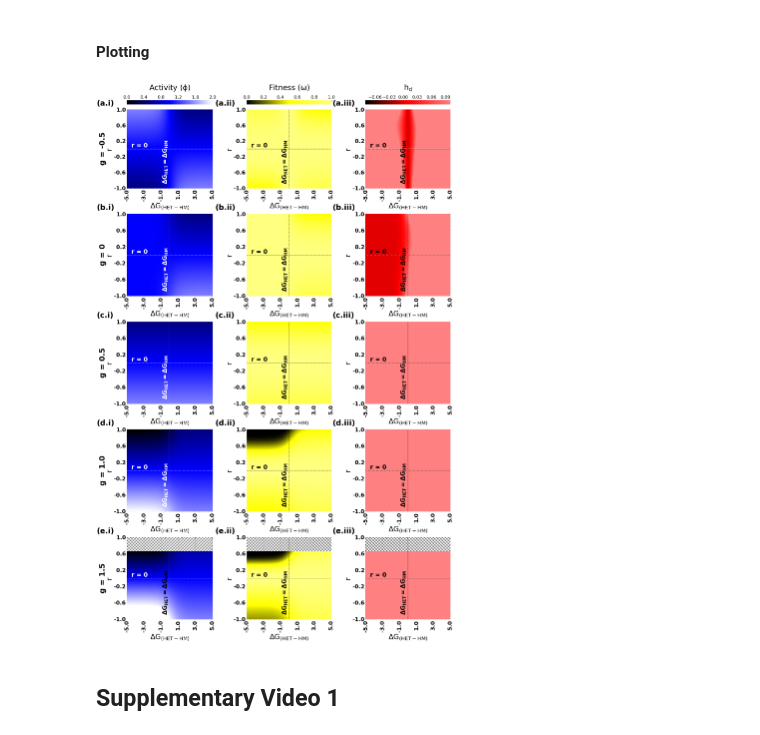
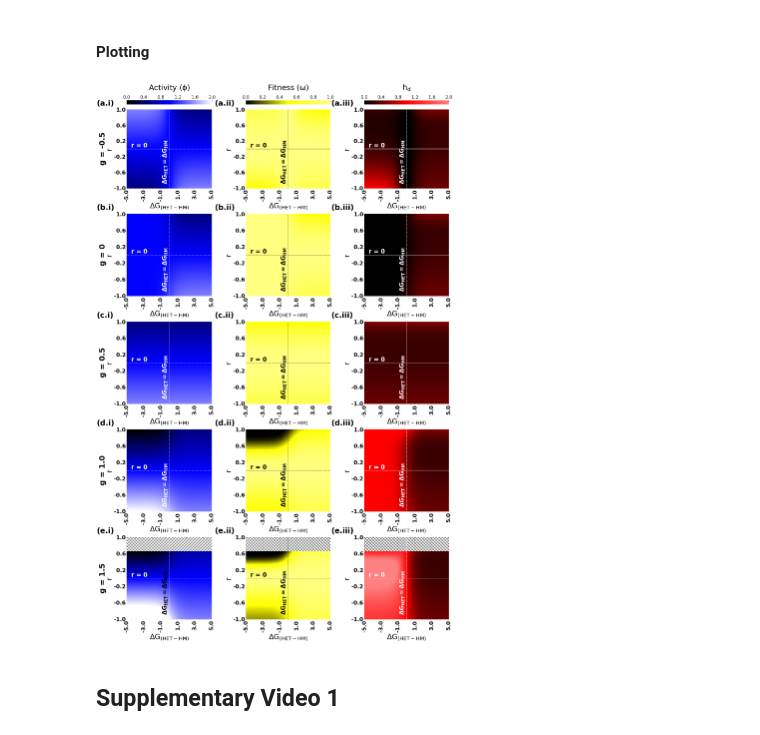
Before and after one commit to Landrylab/Dominance_model_2025, a Jupyter notebook: Scripts/Dominance_model_figures.ipynb, the cells around one changed output. Saved outputs shown, nothing was run; the diff lists cells and outputs as text; code cells hidden in the pictures.

```diff
--- a/Scripts/Dominance_model_figures.ipynb
+++ b/Scripts/Dominance_model_figures.ipynb
@@ -1129,7 +1123,7 @@ See the caveats in the documentation: https://pandas.pydata.org/pandas-docs/stab
 # %%
 ## Initialize layout
 fig, axs = plt.subplots(2, 3)
-fig.set_figwidth(25)
+fig.set_figwidth(29)
 fig.set_figheight(12.5)
 
 fig.subplots_adjust(right = 1.5, top = 1.5)
@@ -1137,14 +1131,6 @@ fig.subplots_adjust(right = 1.5, top = 1.5)
 ax_title_size = 22
 ax_tick_size = 18
 panel_label_size = 30
-
-# Add labels A-F
-axs[0, 0].set_title('(a)', loc="left", fontsize=panel_label_size, fontweight='bold')
-axs[0, 1].set_title('(b)', loc="left", fontsize=panel_label_size, fontweight='bold')
-axs[0, 2].set_title('(c)', loc="left", fontsize=panel_label_size, fontweight='bold')
-axs[1, 0].set_title('(d)', loc="left", fontsize=panel_label_size, fontweight='bold')
-axs[1, 1].set_title('(e)', loc="left", fontsize=panel_label_size, fontweight='bold')
-axs[1, 2].set_title('(f)', loc="left", fontsize=panel_label_size, fontweight='bold')
 
 plt.rcParams['axes.titlepad'] = -20
 
@@ -1160,6 +1146,8 @@ axs[0, 0].set_xticklabels(axs[0,0].get_xticks(), size=ax_tick_size, weight='bold
 
 axs[0, 0].axhline(y=0,xmin=-1,xmax=1,linewidth=3,zorder=0)
 axs[0, 0].axvline(x=0,ymin=-1,ymax=1,linewidth=3,zorder=0)
+axs[0, 0].annotate(f"(a)", xy=(-0.19, 0.98),
+                    xycoords="axes fraction", fontsize=30, fontweight='bold')
 
 #### Panel B ####
 
@@ -1175,6 +1163,8 @@ axs[0, 1].set_yticklabels(axs[0,1].get_yticks(), size=ax_tick_size, weight='bold
 axs[0, 1].set_xticklabels(axs[0,1].get_xticks(), size=ax_tick_size, weight='bold')
 
 axs[0, 1].legend(['Fitness function 1', 'Fitness function 2', 'Fitness function 3'], fontsize = ax_tick_size)
+axs[0, 1].annotate(f"(b)", xy=(-0.19, 0.98),
+                    xycoords="axes fraction", fontsize=30, fontweight='bold')
 
 #### Panel C ####
 
@@ -1200,8 +1190,12 @@ axs[0, 2].set_ylabel('Value', fontsize = ax_title_size)
 axs[0, 2].set_yticklabels(axs[0,2].get_yticks(), size=ax_tick_size, weight='bold')
 axs[0, 2].set_xticklabels(['$\mathdefault{h_d}$', 'g\n(function 1)', 'g\n(function 2)', 'g\n(function 3)'],
                           size=ax_tick_size, weight='bold')
+axs[0, 2].annotate(f"(c)", xy=(-0.19, 0.98),
+                    xycoords="axes fraction", fontsize=30, fontweight='bold')
 
 #### Panels D-F ####
+
+panel_labels = ['(d)', '(e)', '(f)']
 
 for i in range(len(list_hill)):
 
@@ -1218,6 +1212,8 @@ for i in range(len(list_hill)):
     axs[1, i].set_ylabel('g', fontsize = ax_title_size)
     axs[1, i].set_yticklabels(axs[1, i].get_yticks(), size=ax_tick_size, weight='bold')
     axs[1, i].set_xticklabels(axs[1, i].get_xticks(), size=ax_tick_size, weight='bold')
+    axs[1, i].annotate(f"{panel_labels[i]}", xy=(-0.19, 0.98),
+                    xycoords="axes fraction", fontsize=30, fontweight='bold')
 
 
 fig.tight_layout()
@@ -1520,7 +1516,7 @@ for i in range(5):
         elif j == 1:
             data, cmap, vmin, vmax, label = fitness_c1[i], cmap2, 0, 1, "Fitness ($\\mathrm{\\omega}$)"
         else:
-            data, cmap, vmin, vmax, label = h_c1[i], cmap3, -0.08, 0.1, "$\\mathrm{h_d}$"
+            data, cmap, vmin, vmax, label = h_c1[i], cmap3, 0, 2, "$\\mathrm{h_d}$"
 
         if i == 0:
             cbar_kws = {'location': 'top'}
@@ -1541,38 +1537,45 @@ for i in range(5):
                        rasterized = True)
 
             im = ax.pcolormesh(data, edgecolors='black', linewidths=0, zorder=1)
             ax.patch.set(hatch='xx', edgecolor='black')
 
         else:
             sns.heatmap(data, cmap=cmap, vmin=vmin, vmax=vmax, ax=ax, cbar=False,
                        rasterized = True)
 
         ax.set_xticks(xticks, xticklabels, fontsize=22, fontweight='bold')
         ax.set_yticks(yticks, yticklabels, fontsize=22, fontweight='bold')
 
-        ax.axvline(x=len(curr_binding_energy_AB_vals)/2, color='white' if j==0 else 'black', linestyle='--', linewidth=1, label='$\Delta G_{(HET - HM)}$=0')
-        ax.axhline(y=len(r_vals)/2, color='white' if j==0 else 'black', linestyle='--', linewidth=1, label='r=0')
+        ax.axvline(x=len(curr_binding_energy_AB_vals)/2,
+                   color='white' if (j in [0,2]) else 'black',
+                   linestyle='--', linewidth=1, label='$\Delta G_{(HET - HM)}$=0')
+
+        ax.axhline(y=len(r_vals)/2,
+                   color='white' if (j in [0,2]) else 'black',
+                   linestyle='--', linewidth=1, label='r=0')
 
         ax.text(len(curr_binding_energy_AB_vals)/2 - 10, len(r_vals) - 15,
                 '$\mathbf{\Delta G_{HET} = \Delta G_{HM}}$',
-                color='white' if (j==0 and i < 4) else 'black', ha='center', fontsize=24, fontweight='bold', rotation=90)
+                color='white' if ((j==0 and i < 4) or (j==2)) else 'black',
+                ha='center', fontsize=24, fontweight='bold', rotation=90)
         ax.text(30, len(r_vals)/2 - 4, 'r = 0',
-                color='white' if j==0 else 'black', ha='center', fontsize=24, fontweight='bold')
+                color='white' if (j in [0,2]) else 'black',
+                ha='center', fontsize=24, fontweight='bold')
 
         ax.set_xlabel("$\mathrm{\Delta G_{(HET - HM)}}$", fontsize=29)
         ax.set_ylabel("r", fontsize=29)
         ax.annotate(f"({panelnumbers[i][j]})", xy=(-0.35 - 0.02*j, 1.05), xycoords="axes fraction", fontsize=30, fontweight='bold')
 
         if j == 0:
             ax.text(-65,100,f"g = {g_vals[i]}", color='black', va='center', rotation=90, fontsize=30, fontweight='bold')
 
 plt.tight_layout(rect=[0, 0, 1, 0.95])
 plt.subplots_adjust(hspace=0.3, wspace=0.4)
 # plt.savefig("../Figures/Supp_figures/FigureS2.png", transparent=False, dpi=300, bbox_inches='tight')
 plt.savefig("../Figures/Supp_figures/FigureS2.pdf", transparent=False, dpi=300, bbox_inches='tight')
 plt.show()
 # %% [output]
-[figure, old version]
+[figure, new version]
 # %% [markdown]
 ## **Supplementary Video 1**
 # %% [markdown]
```
Also changed, not shown: parts of 3 cells of this notebook, 4 other files.
